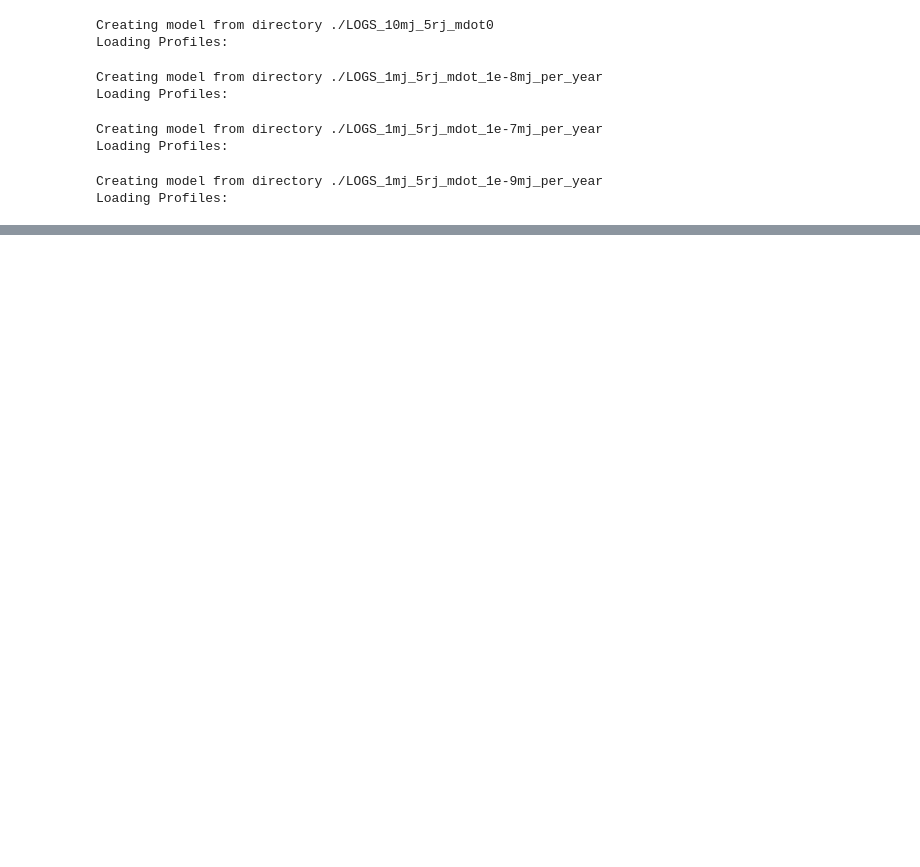
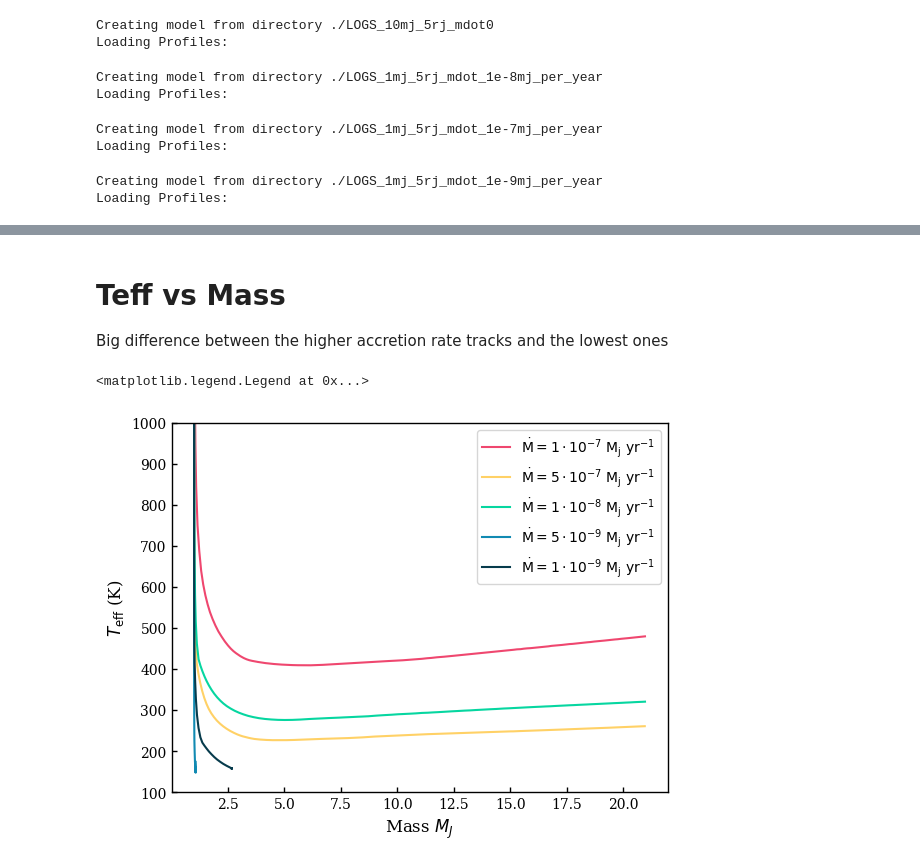
Before and after one commit to mkorolik/astr375, a Jupyter notebook: analysis.ipynb, the cells around one changed output, grey strips where cells are left out. Saved outputs shown, nothing was run; the diff lists cells and outputs as text; code cells hidden in the pictures; blank space fills up the shorter version.

```diff
--- a/analysis.ipynb
+++ b/analysis.ipynb
@@ -63,0 +113,19 @@ Text(0, 0.5, '$T_\\mathrm{eff}$ (K)')
+# %% [markdown]
+# Teff vs Mass
+
+Big difference between the higher accretion rate tracks and the lowest ones
+# %%
+plt.plot(p3.DF['star_mass']/mj, 10**p3.DF['log_Teff'], color=colors3[0], label=r'$\dot{\mathrm{M}} = 1 \cdot 10^{-7} \ \mathrm{M}_\mathrm{j} \ \mathrm{yr}^{-1}$')
+plt.plot(p35.DF['star_mass']/mj, 10**p35.DF['log_Teff'], color=colors3[1], label=r'$\dot{\mathrm{M}} = 5 \cdot 10^{-7} \ \mathrm{M}_\mathrm{j} \ \mathrm{yr}^{-1}$')
+plt.plot(p2.DF['star_mass']/mj, 10**p2.DF['log_Teff'], color=colors3[2], label=r'$\dot{\mathrm{M}} = 1 \cdot 10^{-8} \ \mathrm{M}_\mathrm{j} \ \mathrm{yr}^{-1}$')
+plt.plot(p45.DF['star_mass']/mj, 10**p45.DF['log_Teff'], color=colors3[3], label=r'$\dot{\mathrm{M}} = 5 \cdot 10^{-9} \ \mathrm{M}_\mathrm{j} \ \mathrm{yr}^{-1}$')
+plt.plot(p4.DF['star_mass']/mj, 10**p4.DF['log_Teff'], color=colors3[4], label=r'$\dot{\mathrm{M}} = 1 \cdot 10^{-9} \ \mathrm{M}_\mathrm{j} \ \mathrm{yr}^{-1}$')
+
+
+plt.xlabel(r'Mass $M_J$')
+plt.ylabel(r'$T_\mathrm{eff}$ (K)')
+plt.ylim(100, 1000)
+plt.legend()
+# %% [output]
+<matplotlib.legend.Legend at 0x...>
+[figure, added]
```
Also changed, not shown: parts of 26 cells of this notebook, 2 other files.
